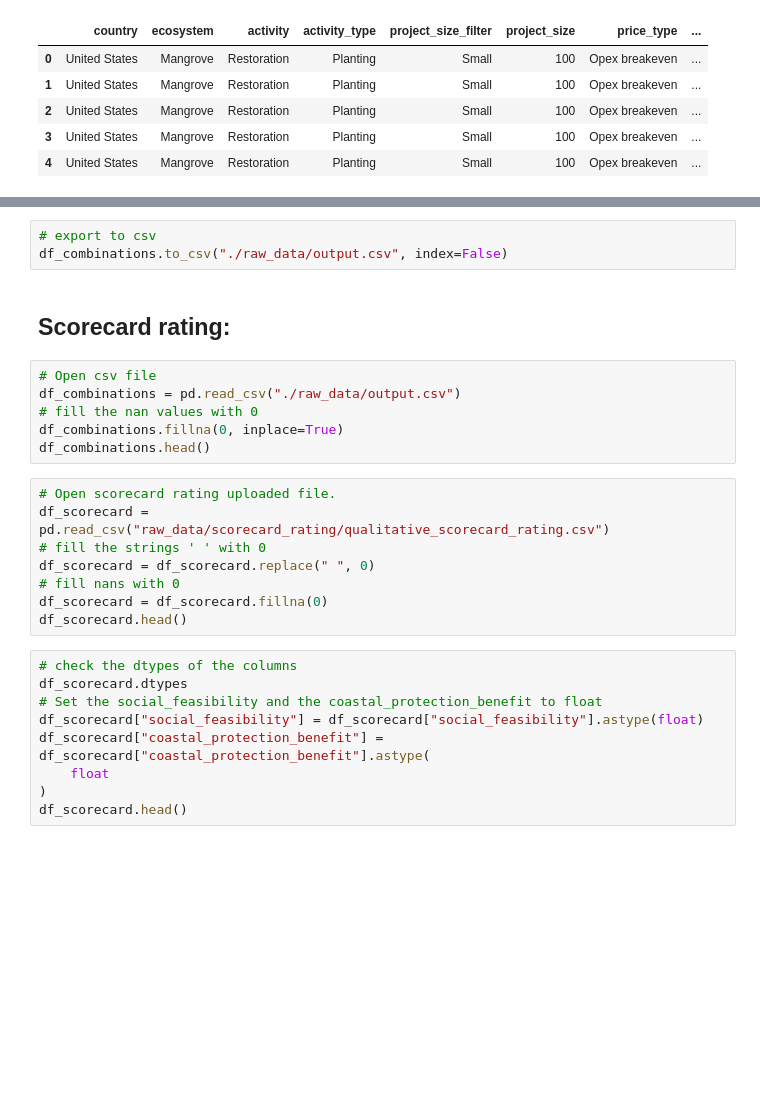
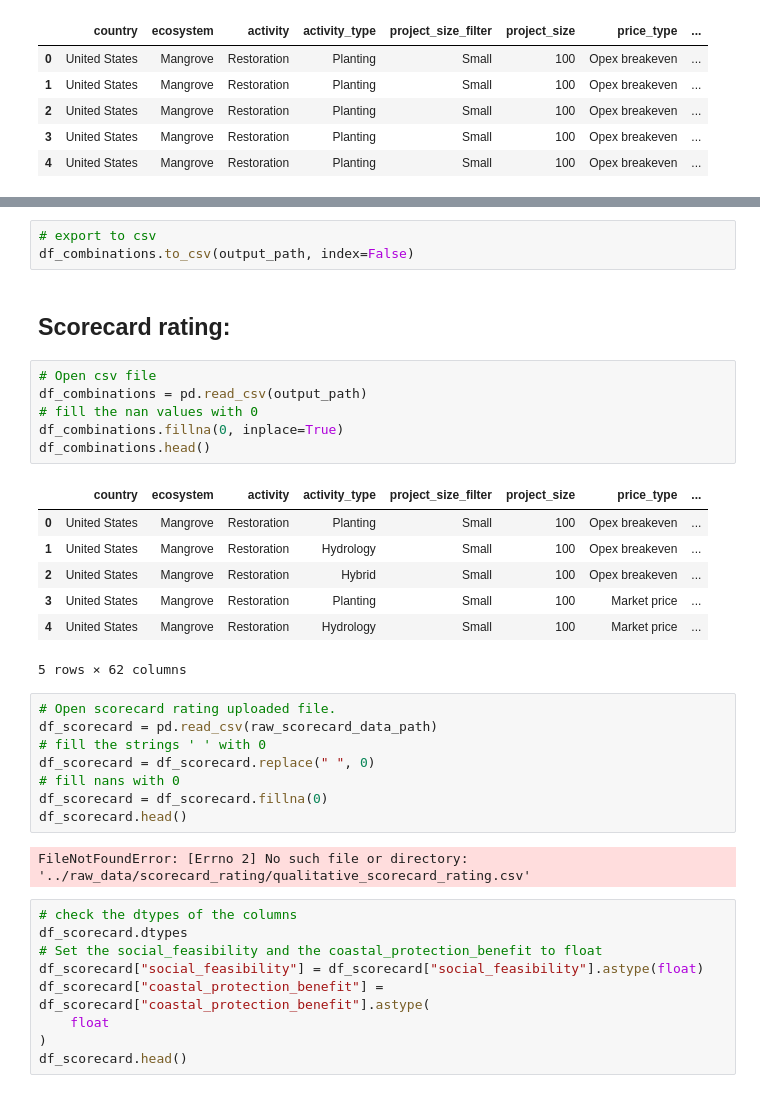
Before and after one commit to Vizzuality/tnc-blue-carbon-cost-tool, a Jupyter notebook: data/notebooks/TNC_BC_High_level_overview.ipynb, the cells around one changed output, grey strips where cells are left out. Drawn from its saved outputs; the diff is of its cells as text; blank space fills up the shorter version.

```diff
--- a/data/notebooks/TNC_BC_High_level_overview.ipynb
+++ b/data/notebooks/TNC_BC_High_level_overview.ipynb
@@ -511,22 +744,32 @@ df_combinations.head()
 # %%
 # export to csv
-df_combinations.to_csv("./raw_data/output.csv", index=False)
+df_combinations.to_csv(output_path, index=False)
 # %% [markdown]
 ## Scorecard rating:
 # %%
 # Open csv file
-df_combinations = pd.read_csv("./raw_data/output.csv")
+df_combinations = pd.read_csv(output_path)
 # fill the nan values with 0
 df_combinations.fillna(0, inplace=True)
 df_combinations.head()
+# %% [output]
+|  | country | ecosystem | activity | activity_type | project_size_filter | project_size | price_type | ... |
+| 0 | United States | Mangrove | Restoration | Planting | Small | 100 | Opex breakeven | ... |
+| 1 | United States | Mangrove | Restoration | Hydrology | Small | 100 | Opex breakeven | ... |
+| 2 | United States | Mangrove | Restoration | Hybrid | Small | 100 | Opex breakeven | ... |
+| 3 | United States | Mangrove | Restoration | Planting | Small | 100 | Market price | ... |
+| 4 | United States | Mangrove | Restoration | Hydrology | Small | 100 | Market price | ... |
+5 rows × 62 columns
 # %%
 # Open scorecard rating uploaded file.
-df_scorecard = pd.read_csv("raw_data/scorecard_rating/qualitative_scorecard_rating.csv")
+df_scorecard = pd.read_csv(raw_scorecard_data_path)
 # fill the strings ' ' with 0
 df_scorecard = df_scorecard.replace(" ", 0)
 # fill nans with 0
 df_scorecard = df_scorecard.fillna(0)
 df_scorecard.head()
+# %% [output]
+FileNotFoundError: [Errno 2] No such file or directory: '../raw_data/scorecard_rating/qualitative_scorecard_rating.csv'
 # %%
 # check the dtypes of the columns
 df_scorecard.dtypes
```
Also changed, not shown: parts of 9 cells of this notebook, 1 other file.
